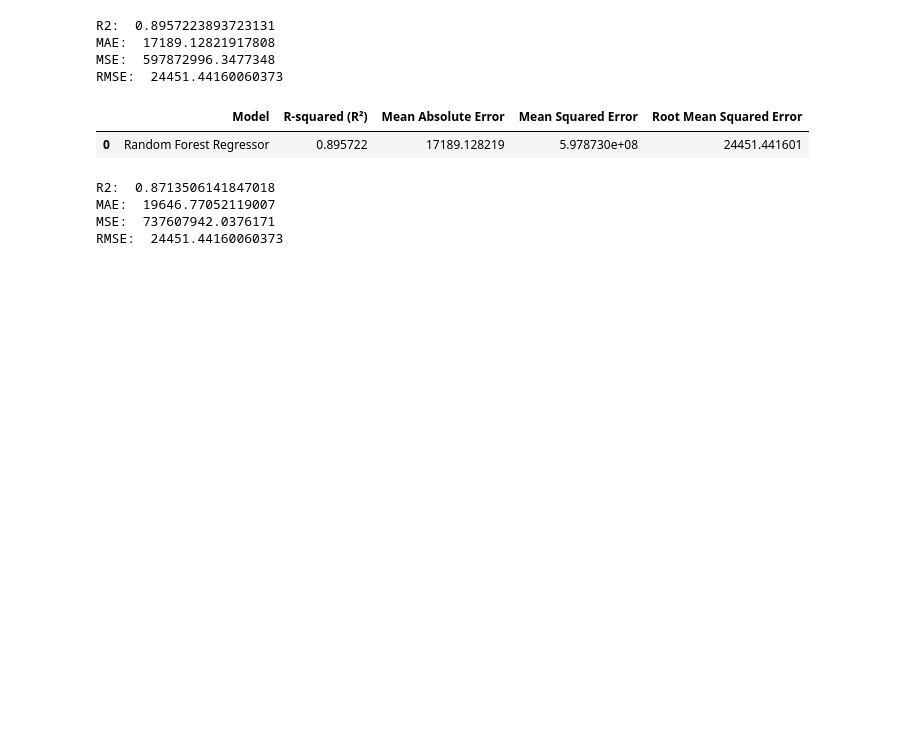
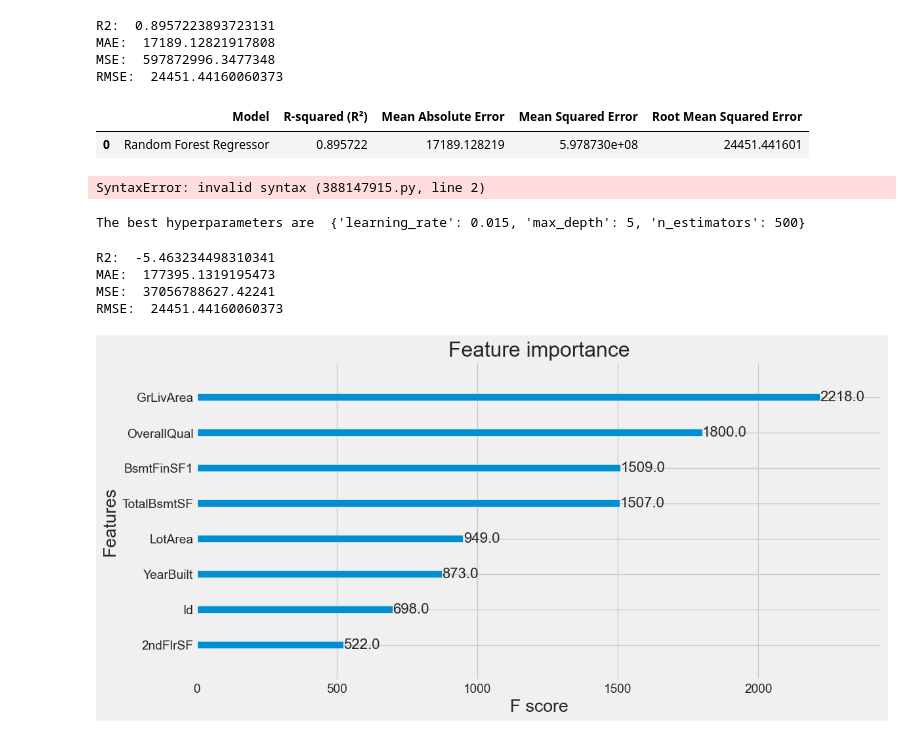
Before and after one commit to yeoswehou/kaggle-house, a Jupyter notebook: house.ipynb, the cells around one changed output. Cells and saved outputs as stored; diff of their text form; code cells hidden in the pictures; blank space fills up the shorter version.

Commit message:
hyperparameter tuning for XGBOOST

```diff
--- a/house.ipynb
+++ b/house.ipynb
@@ -160,7 +161,7 @@ rfr_results
 | 0 | Random Forest Regressor | 0.895722 | 17189.128219 | 5.978730e+08 | 24451.441601 |
 # %%
 #XGBoost
-model = XGBRFRegressor()
+model = XGBRFRegressor(eval_metric = "rmse")
 model.fit(X_train, y_train, verbose=False)
 predictions = model.predict(X_test)
 
@@ -173,7 +174,30 @@ print(f"MAE: ", xgb_mae)
 print(f"MSE: ", xgb_mse)
 print(f"RMSE: ", xgb_rmse)
 # %% [output]
-R2:  0.8713506141847018
-MAE:  19646.77052119007
-MSE:  737607942.0376171
-RMSE:  24451.44160060373
+SyntaxError: invalid syntax (388147915.py, line 2)
+# %%
+#Set gridsearch
+param_grid = {"max_depth": [4, 5],
+              "n_estimators": [500, 600, 700],
+              "learning_rate": [0.01, 0.015]}
+search = GridSearchCV(model, param_grid=param_grid, cv=5).fit(X_train, y_train)
+print("The best hyperparameters are ", search.best_params_)
+# %% [output]
+The best hyperparameters are  {'learning_rate': 0.015, 'max_depth': 5, 'n_estimators': 500}
+# %%
+model = XGBRFRegressor(learning_rate=search.best_params_['learning_rate'], n_estimators = search.best_params_['n_estimators'], max_depth = search.best_params_['max_depth'])
+model.fit(X_train, y_train)
+predictions = model.predict(X_test)
+xgb_r2 = r2_score(y_test, predictions)
+xgb_mae = mean_absolute_error(y_test, predictions)
+xgb_mse = mean_squared_error(y_test, predictions)
+xgb_rmse = np.sqrt(rf_mse)
+print(f"R2: ", xgb_r2)
+print(f"MAE: ", xgb_mae)
+print(f"MSE: ", xgb_mse)
+print(f"RMSE: ", xgb_rmse)
+# %% [output]
+R2:  -5.463234498310341
+MAE:  177395.1319195473
+MSE:  37056788627.42241
+RMSE:  24451.44160060373
@@ -179,0 +207,11 @@ RMSE:  24451.44160060373
+# %%
+from xgboost import plot_importance
+import matplotlib.pyplot as plt
+plt.style.use('fivethirtyeight')
+plt.rcParams.update({'font.size': 16})
+
+fig, ax = plt.subplots(figsize=(12,6))
+plot_importance(model, max_num_features=8, ax=ax)
+plt.show();
+# %% [output]
+[figure, added]
```
Also changed, not shown: parts of 2 cells of this notebook.
